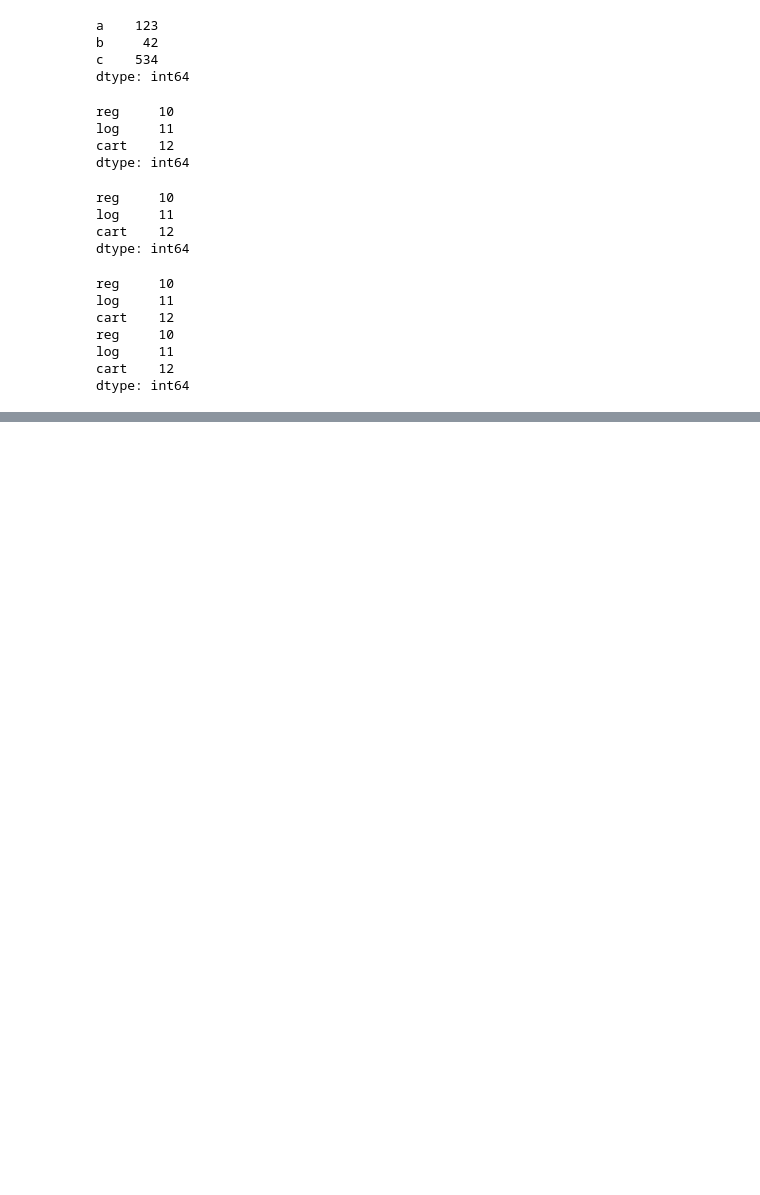
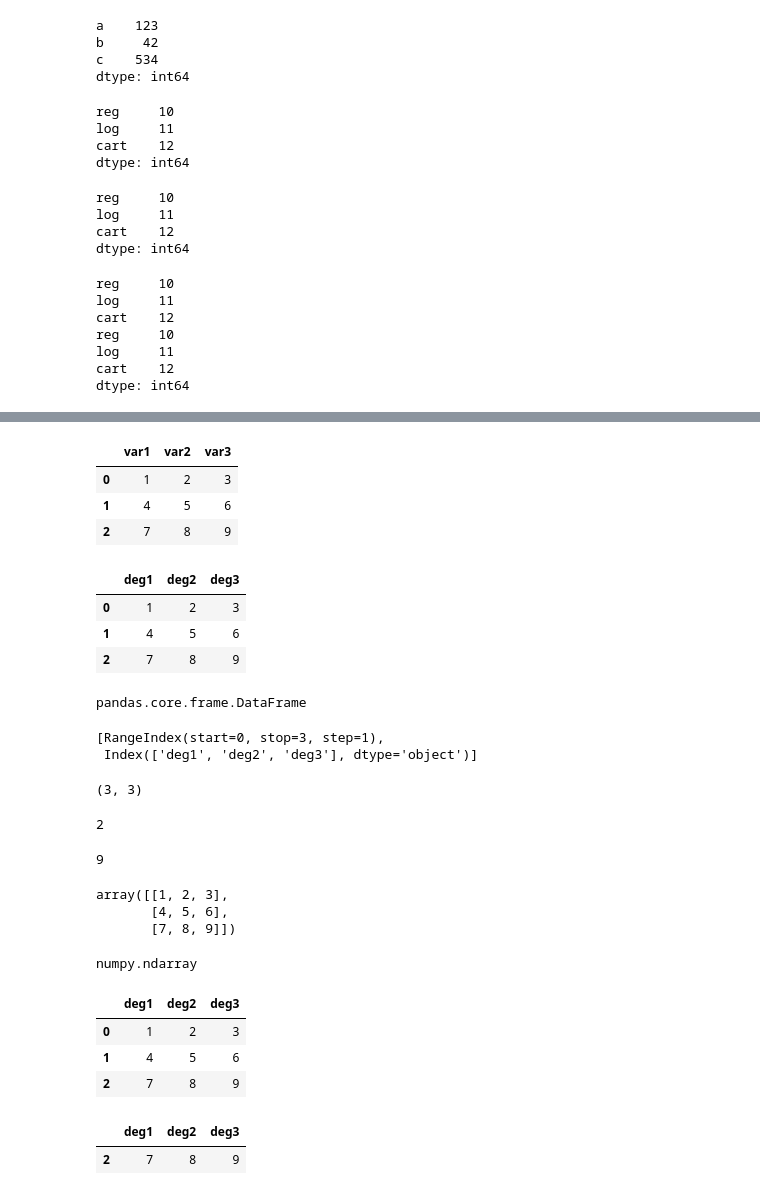
Before and after one commit to tahaasann/Data-Science-Course, a Jupyter notebook: veri_manipulasyonu.ipynb, the cells around one changed output, grey strips where cells are left out. Cells and saved outputs as stored; diff of their text form; code cells hidden in the pictures; blank space fills up the shorter version.

Commit message:
Pandas Eleman işlemleri konusu eklendi

```diff
--- a/veri_manipulasyonu.ipynb
+++ b/veri_manipulasyonu.ipynb
@@ -1014,0 +1145,8 @@ dtype: int64
+# %%
+df = pd.DataFrame(m, columns = ["var1","var2","var3"])
+df.head()
+# %% [output]
+|  | var1 | var2 | var3 |
+| 0 | 1 | 2 | 3 |
+| 1 | 4 | 5 | 6 |
+| 2 | 7 | 8 | 9 |
@@ -1014,0 +1155,50 @@ dtype: int64
+# %%
+df
+# %% [output]
+|  | deg1 | deg2 | deg3 |
+| 0 | 1 | 2 | 3 |
+| 1 | 4 | 5 | 6 |
+| 2 | 7 | 8 | 9 |
+# %%
+type(df)
+# %% [output]
+pandas.core.frame.DataFrame
+# %%
+df.axes # satır ve sütun bilgilerini verir
+# %% [output]
+[RangeIndex(start=0, stop=3, step=1),
+ Index(['deg1', 'deg2', 'deg3'], dtype='object')]
+# %%
+df.shape
+# %% [output]
+(3, 3)
+# %%
+df.ndim
+# %% [output]
+2
+# %%
+df.size
+# %% [output]
+9
+# %%
+df.values # data frame tipinden değerleri çekip, numpy array nesnesine çevirir
+# %% [output]
+array([[1, 2, 3],
+       [4, 5, 6],
+       [7, 8, 9]])
+# %%
+type(df.values)
+# %% [output]
+numpy.ndarray
+# %%
+df.head()
+# %% [output]
+|  | deg1 | deg2 | deg3 |
+| 0 | 1 | 2 | 3 |
+| 1 | 4 | 5 | 6 |
+| 2 | 7 | 8 | 9 |
+# %%
+df.tail(1)
+# %% [output]
+|  | deg1 | deg2 | deg3 |
+| 2 | 7 | 8 | 9 |
```
Also changed, not shown: parts of 30 cells of this notebook.
